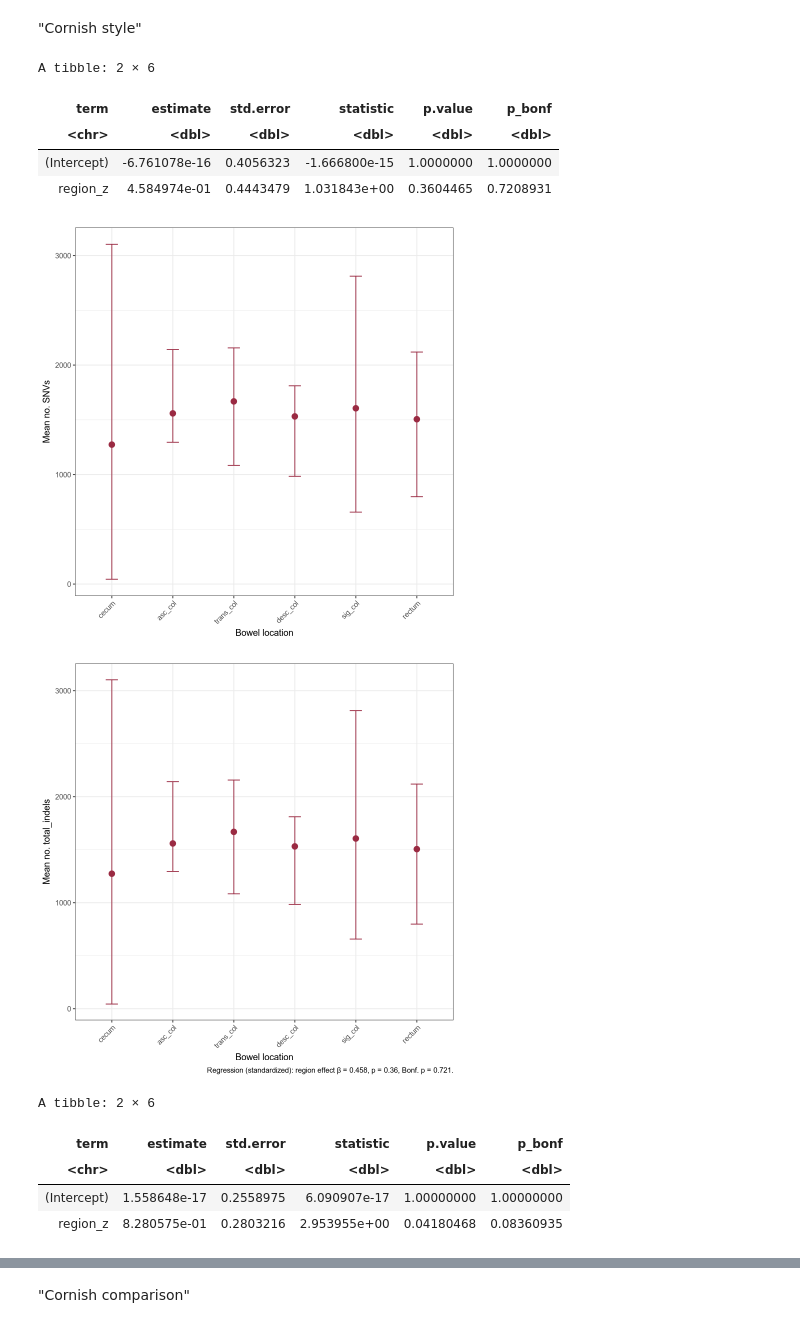
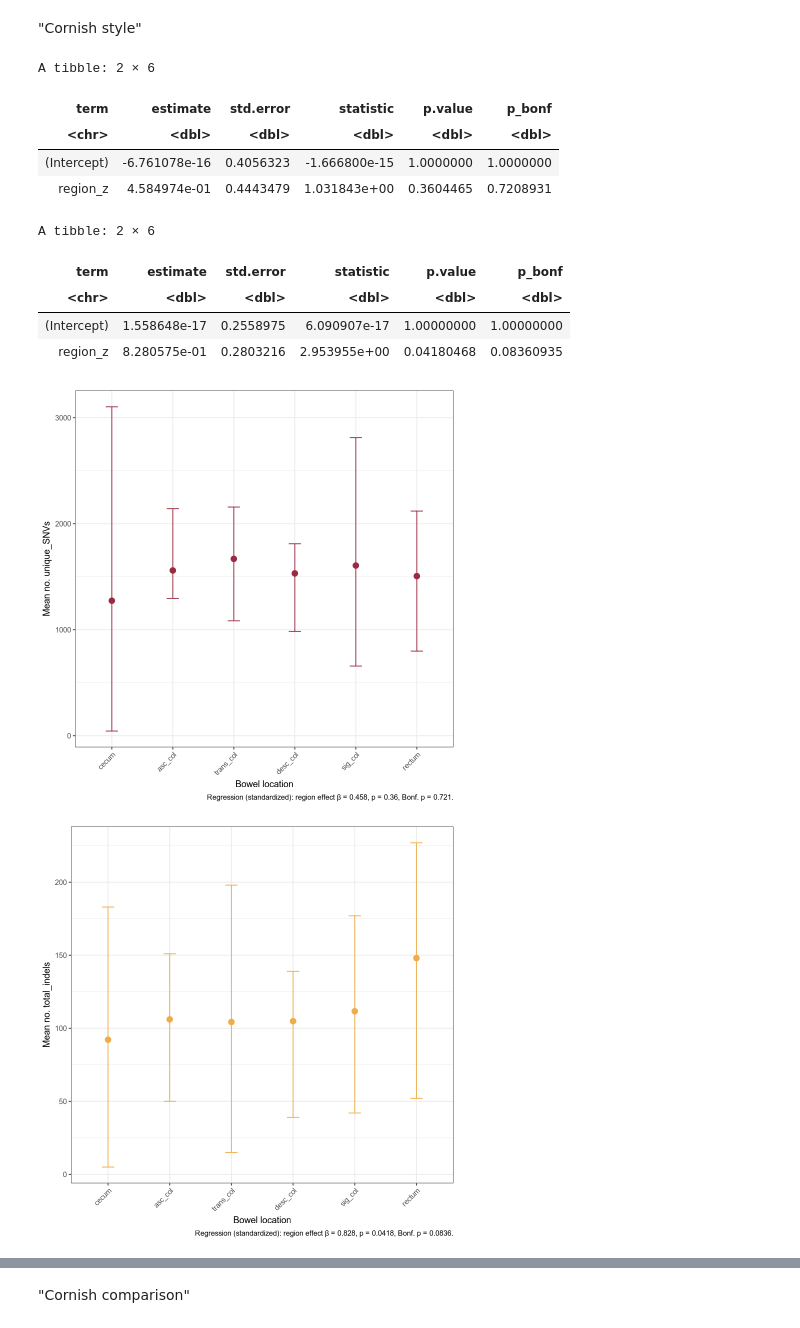
Before and after one commit to laurelhiatt/SEMIColon, a Jupyter notebook: scripts/figures/Figure3.ipynb, the cells around one changed output, grey strips where cells are left out. Cells and saved outputs as stored; diff of their text form; code cells hidden in the pictures.

```diff
--- a/scripts/figures/Figure3.ipynb
+++ b/scripts/figures/Figure3.ipynb
@@ -86,17 +104,6 @@ summary_uniqueSNVs <- Hiatt2 %>%
   )))
 
 
-ggplot(summary_uniqueSNVs,
-       aes(x = region, y = Mean)) +
-  geom_point(size = 3, color = "#9A2A42") +
-  geom_errorbar(aes(ymin = Minimum, ymax = Maximum),
-                width = 0.2, color = "#9A2A42") +
-  theme_bw() +
-  labs(x = "Bowel location",
-       y = "Mean no. SNVs") +
-  theme(axis.text.x = element_text(angle = 45, hjust = 1))
-
-
 
 # Standardize predictors and outcome
 dat_scaled <- summary_uniqueSNVs %>%
@@ -130,20 +137,9 @@ ggplot(summary_uniqueSNVs,
   theme_bw() +
   labs(
     x = "Bowel location",
-    y = "Mean no. total_indels",
+    y = "Mean no. unique_SNVs",
     caption = stat_caption
   ) +
-  theme(axis.text.x = element_text(angle = 45, hjust = 1))
-
-
-ggplot(summary_uniqueSNVs,
-       aes(x = region, y = Mean)) +
-  geom_point(size = 3, color = "#9A2A42") +
-  geom_errorbar(aes(ymin = Minimum, ymax = Maximum),
-                width = 0.2, color = "#9A2A42") +
-  theme_bw() +
-  labs(x = "Bowel location",
-       y = "Mean no. total_indels") +
   theme(axis.text.x = element_text(angle = 45, hjust = 1))
 
 
@@ -180,48 +176,37 @@ stats_tbl <- tidy(fit) %>%
   mutate(p_bonf = p.adjust(p.value, method = "bonferroni"))
 
 stats_tbl
 
 
 stat_caption <- paste0(
   "Regression (standardized): region effect β = ",
   round(stats_tbl$estimate[2], 3),
   ", p = ", signif(stats_tbl$p.value[2], 3),
   ", Bonf. p = ", signif(stats_tbl$p_bonf[2], 3), "."
 )
 
 ggplot(summary_uniqueSNVs,
        aes(x = region, y = Mean)) +
   geom_point(size = 3, color = "#edae49") +
   geom_errorbar(aes(ymin = Minimum, ymax = Maximum),
                 width = 0.2, color = "#edae49") +
   theme_bw() +
   labs(
     x = "Bowel location",
     y = "Mean no. total_indels",
     caption = stat_caption
   ) +
   theme(axis.text.x = element_text(angle = 45, hjust = 1))
-
-
-ggplot(summary_uniqueSNVs,
-       aes(x = region, y = Mean)) +
-  geom_point(size = 3, color = "#edae49") +
-  geom_errorbar(aes(ymin = Minimum, ymax = Maximum),
-                width = 0.2, color = "#edae49") +
-  theme_bw() +
-  labs(x = "Bowel location",
-       y = "Mean no. total_indels") +
-  theme(axis.text.x = element_text(angle = 45, hjust = 1))
 # %% [output]
 A tibble: 2 × 6
 | term | estimate | std.error | statistic | p.value | p_bonf |
 | <chr> | <dbl> | <dbl> | <dbl> | <dbl> | <dbl> |
 | (Intercept) | -6.761078e-16 | 0.4056323 | -1.666800e-15 | 1.0000000 | 1.0000000 |
 | region_z | 4.584974e-01 | 0.4443479 | 1.031843e+00 | 0.3604465 | 0.7208931 |
+A tibble: 2 × 6
+| term | estimate | std.error | statistic | p.value | p_bonf |
+| <chr> | <dbl> | <dbl> | <dbl> | <dbl> | <dbl> |
+| (Intercept) | 1.558648e-17 | 0.2558975 | 6.090907e-17 | 1.00000000 | 1.00000000 |
+| region_z | 8.280575e-01 | 0.2803216 | 2.953955e+00 | 0.04180468 | 0.08360935 |
-[figure, old version]
+[figure, new version]
-[figure, old version]
+[figure, new version]
-A tibble: 2 × 6
-| term | estimate | std.error | statistic | p.value | p_bonf |
-| <chr> | <dbl> | <dbl> | <dbl> | <dbl> | <dbl> |
-| (Intercept) | 1.558648e-17 | 0.2558975 | 6.090907e-17 | 1.00000000 | 1.00000000 |
-| region_z | 8.280575e-01 | 0.2803216 | 2.953955e+00 | 0.04180468 | 0.08360935 |
```
Also changed, not shown: parts of 4 cells of this notebook.
